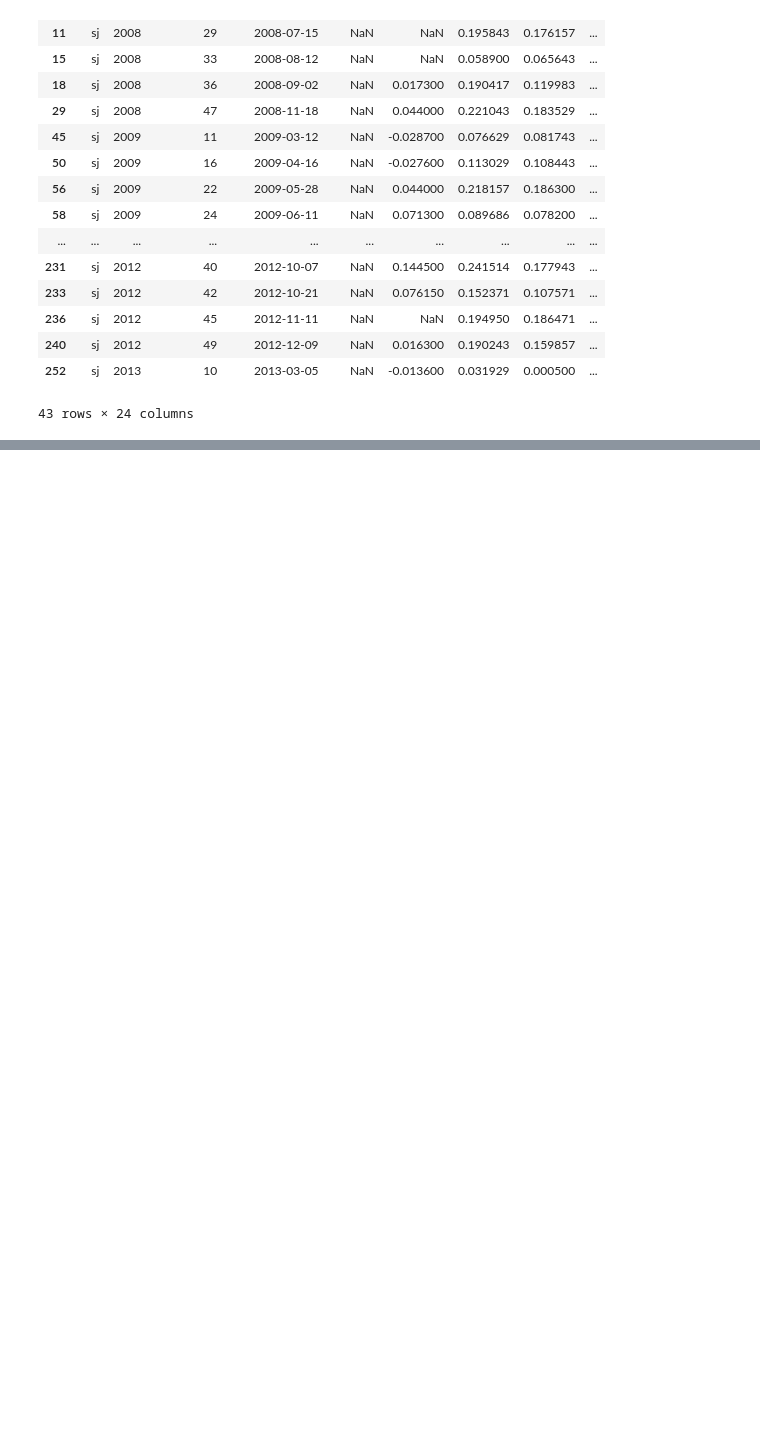
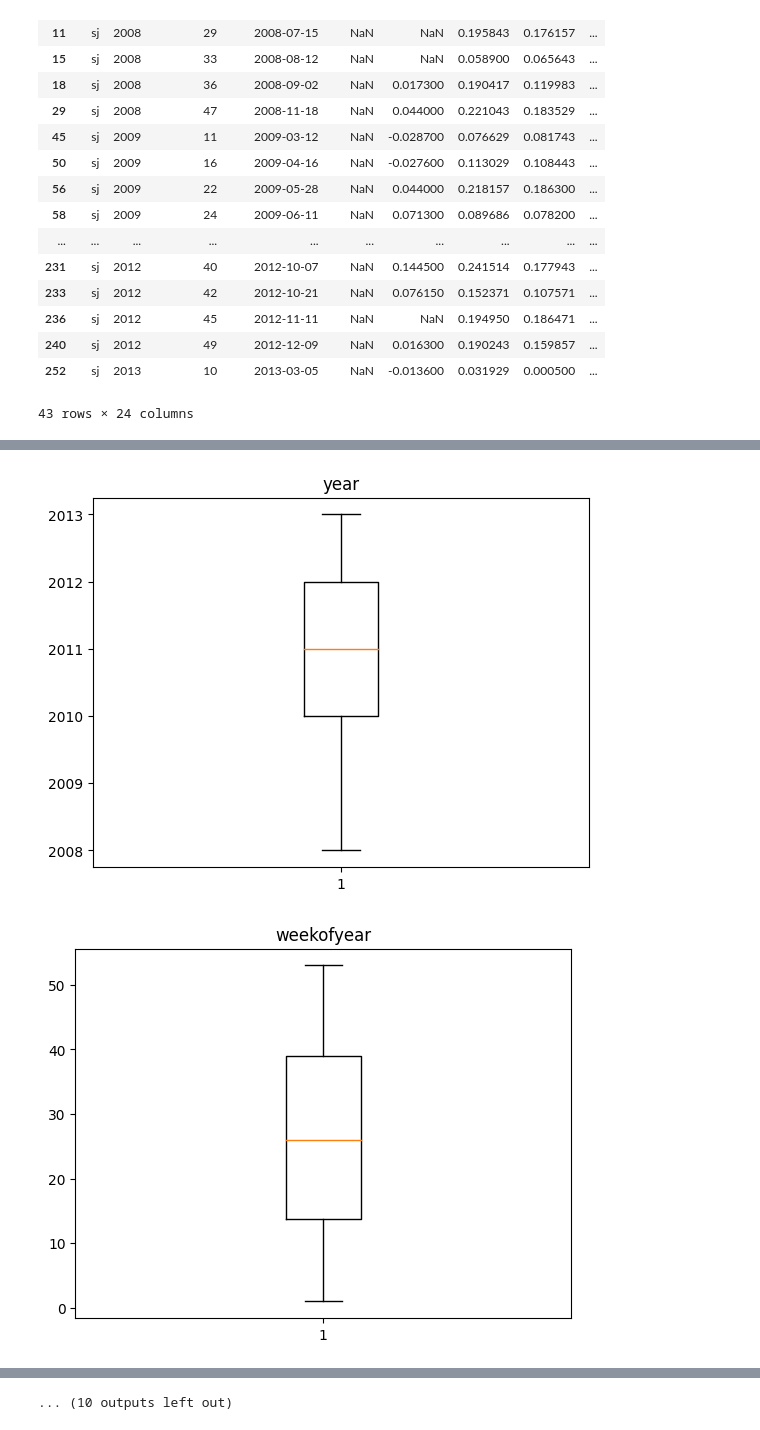
Before and after one commit to sebas123456m/SEMILLERO-CIENCIA-DE-DATOS, a Jupyter notebook: Proyecto1_Prediccion_Propagacion_Enfermedades.ipynb, the cells around one changed output, grey strips where cells are left out. Drawn from its saved outputs; the diff is of its cells as text; code cells hidden in the pictures; blank space fills up the shorter version.

```diff
--- a/Proyecto1_Prediccion_Propagacion_Enfermedades.ipynb
+++ b/Proyecto1_Prediccion_Propagacion_Enfermedades.ipynb
@@ -301,0 +343,8 @@ plt.show()
+# %%
+for l in variables_cuantitativas: # cojer los puntajes estandar
+    plt.boxplot(datos[str(l)])
+    plt.title(l)
+    plt.show()
+# %% [output]
+[figure, added]
+[figure, added]
@@ -301,0 +361 @@ plt.show()
+... (10 outputs left out)
```
Also changed, not shown: parts of 14 cells of this notebook.
